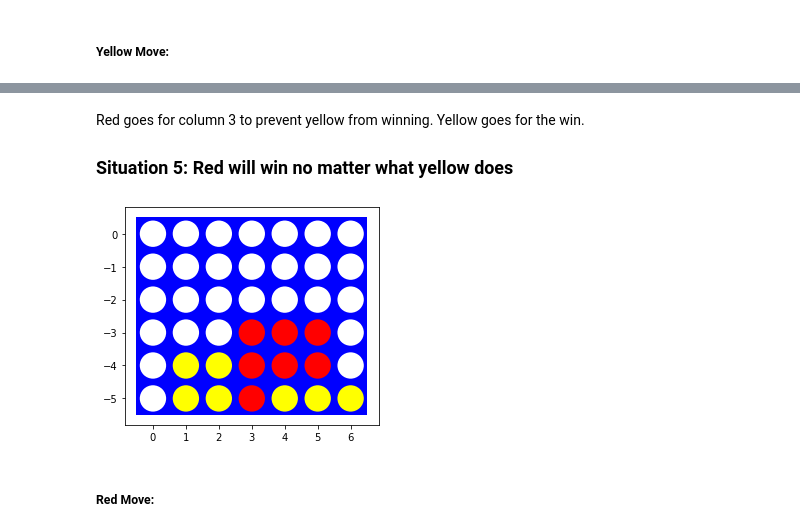
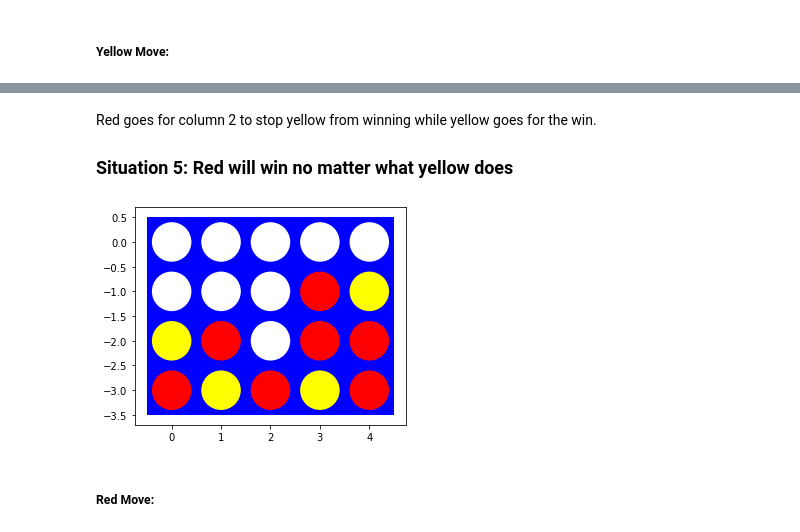
Before and after one commit to kirkwat/artificial-intelligence, a Jupyter notebook: assignment_5/assignment_connect4.ipynb, the cells around one changed output, grey strips where cells are left out. Drawn from its saved outputs; the diff is of its cells as text; code cells hidden in the pictures.

```diff
--- a/assignment_5/assignment_connect4.ipynb
+++ b/assignment_5/assignment_connect4.ipynb
@@ -474,18 +491,16 @@ Wall time: 18.9 ms
 # %% [markdown]
-Red goes for column 3 to prevent yellow from winning. Yellow goes for the win.
+Red goes for column 2 to stop yellow from winning while yellow goes for the win.
 
 ### Situation 5: Red will win no matter what yellow does
 # %%
-board = [[0, 0, 0, 0, 0, 0, 0],
-         [0, 0, 0, 0, 0, 0, 0],
-         [0, 0, 0, 0, 0, 0, 0],
-         [0, 0, 0, 1, 1, 1, 0],
-         [0,-1,-1, 1, 1, 1, 0],
-         [0,-1,-1, 1,-1,-1,-1]]
+board = [[ 0, 0, 0, 0, 0],
+         [ 0, 0, 0, 1,-1],
+         [-1, 1, 0, 1, 1],
+         [ 1,-1, 1,-1, 1]]
 
 visualize(board)
 # %% [output]
-[figure, old version]
+[figure, new version]
 # %% [markdown]
 ##### Red Move:
 # %%
```
Also changed, not shown: parts of 81 cells of this notebook.
